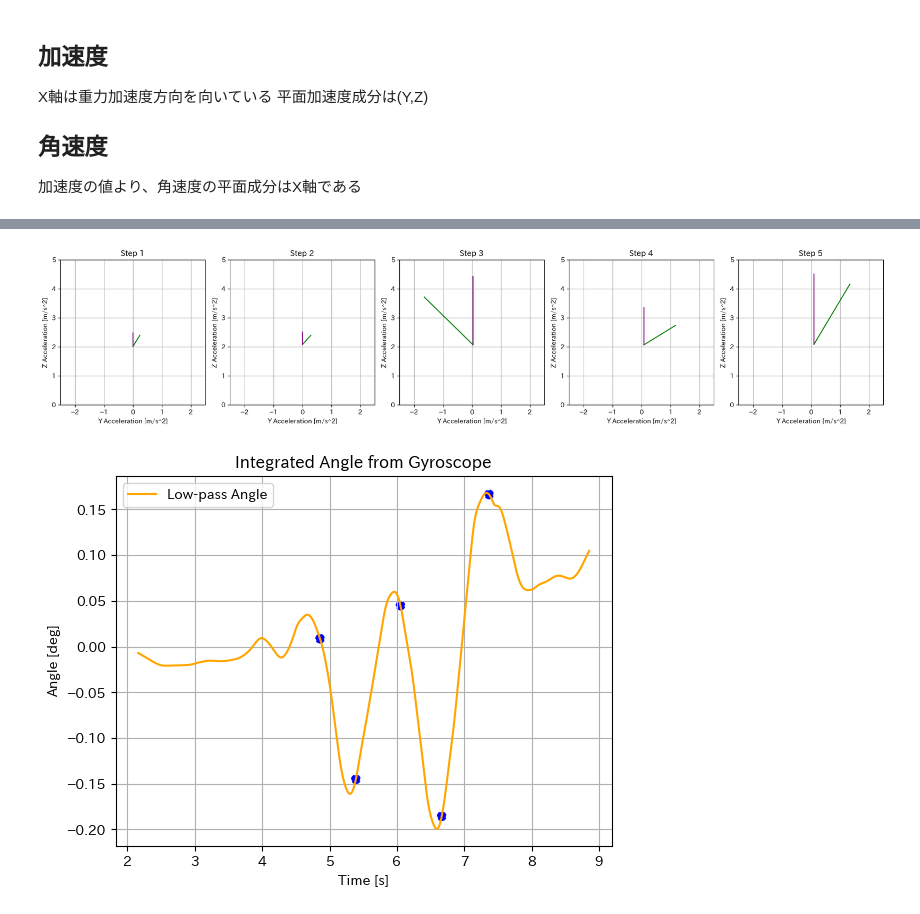
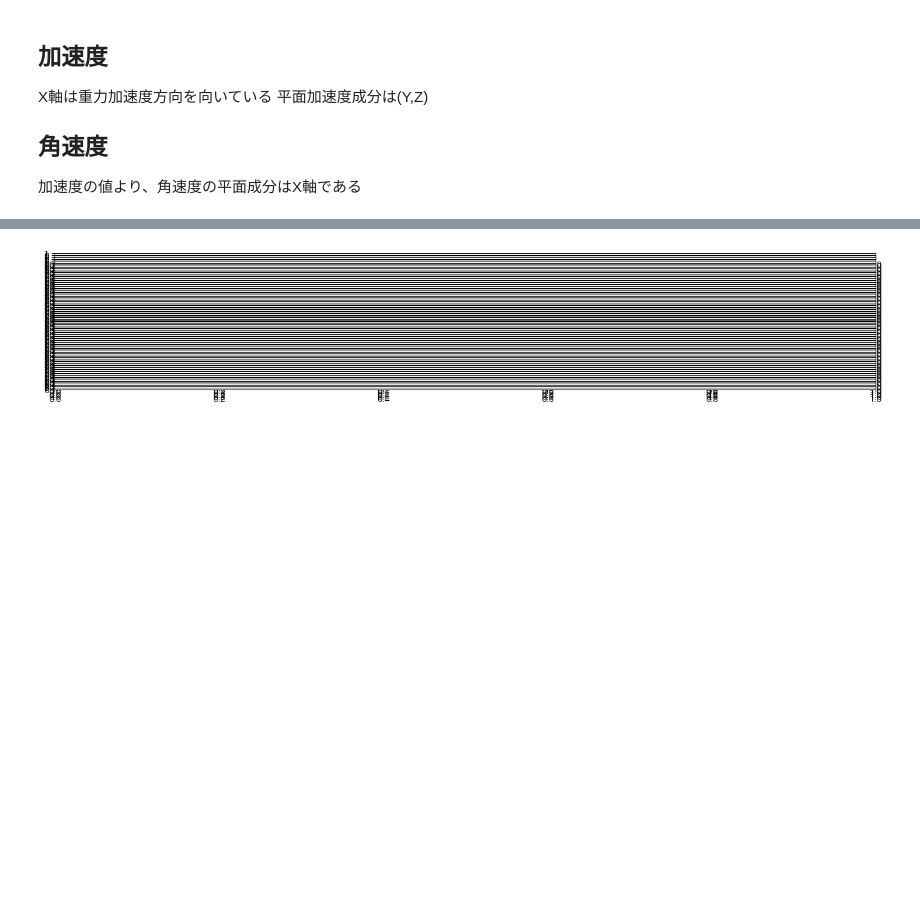
Before and after one commit to mizunoryuki/PDR-yokoaruki, a Jupyter notebook: step-hosei copy.ipynb, the cells around one changed output, grey strips where cells are left out. Saved outputs shown, nothing was run; the diff lists cells and outputs as text; code cells hidden in the pictures; blank space fills up the shorter version.

```diff
--- a/step-hosei copy.ipynb
+++ b/step-hosei copy.ipynb
@@ -7,15 +7,23 @@ import matplotlib_fontja
 import numpy as np
 from scipy import signal
 
-acce_file_path = './PDR_1/Accelerometer.csv'
-gyro_file_path = './PDR_1/Gyroscope.csv'
+# acce_file_path = './PDR_1/Accelerometer.csv'
+# gyro_file_path = './PDR_1/Gyroscope.csv'
+acce_file_path = 'data/acc.csv'
+gyro_file_path = 'data/gyro.csv'
 
 acce_data = pd.read_csv(acce_file_path,names=['timestamp','x','y','z'], header=0)
 gyro_data = pd.read_csv(gyro_file_path,names=['timestamp','x','y','z'], header=0)
 
 # 2sから9sまでのデータに絞る
-acce_data = acce_data[(acce_data['timestamp'] >= 2.0) & (acce_data['timestamp'] <= 9.0)]
-gyro_data = gyro_data[(gyro_data['timestamp'] >= 2.0) & (gyro_data['timestamp'] <= 9.0)]
+# acce_data = acce_data[(acce_data['timestamp'] >= 2.0) & (acce_data['timestamp'] <= 9.0)]
+# gyro_data = gyro_data[(gyro_data['timestamp'] >= 2.0) & (gyro_data['timestamp'] <= 9.0)]
+acce_data = acce_data[(acce_data['timestamp'] >= 40) & (acce_data['timestamp'] <= 77.5)]
+gyro_data = gyro_data[(gyro_data['timestamp'] >= 40) & (gyro_data['timestamp'] <= 77.5)]
+
+# acce_data = acce_data[(acce_data['timestamp'] >= 30) & (acce_data['timestamp'] <= 90)]
+# gyro_data = gyro_data[(gyro_data['timestamp'] >= 30) & (gyro_data['timestamp'] <= 90)]
+
 # indexをリセット
 acce_data = acce_data.reset_index(drop=True)
 gyro_data = gyro_data.reset_index(drop=True)
@@ -204,7 +131,8 @@ Peak 5: deg0.16639016588739064,rad0.0029040562376745193
 # %%
 # 一歩ずつの加速度の方向をプロットする
-
-fig, axes = plt.subplots(1,5,figsize=(18, 6))
+rad_angle_list = []
+# fig, axes = plt.subplots(len(peak), 1,figsize=(18, len(peak)*3))
+fig, axes = plt.subplots(len(peak), 1,figsize=(18, 3))
 for i in range(peak.shape[0]):
 	second_i = gensoku_index[i]
 	# axes[i].quiver(acce_data['y'].iloc[i], acce_data['z'].iloc[i], acce_data['y'].iloc[second_i] - acce_data['y'].iloc[i], acce_data['z'].iloc[second_i] - acce_data['z'].iloc[i], angles='xy', scale_units='xy', scale=1, color='red')
@@ -219,36 +147,28 @@ for i in range(peak.shape[0]):
 						  [0, 0, 1]])
 	shift_start = shift_mat @ start
 	shift_end = shift_mat @ end
-	axes[i].plot([shift_start[0], shift_end[0]], [shift_start[1], shift_end[1]], color='green')
+	# axes[i].plot([shift_start[0], shift_end[0]], [shift_start[1], shift_end[1]], color='green')
 	print(shift_start, shift_end)
 
-	rad_angle = np.arctan2(shift_end[1] - shift_start[1], shift_end[0] - shift_start[0]) - np.pi/2
+	# rad_angle = np.arctan2(shift_end[1] - shift_start[1], shift_end[0] - shift_start[0]) - np.pi/2
+	rad_angle = np.arctan2(shift_end[1] - shift_start[1], shift_end[0] - shift_start[0]) + np.pi/2
+	rad_angle_list.append(rad_angle + gyro_data['low_angle'].iloc[peak[i]])
 	print(f"Step {i+1}: rad{rad_angle}, deg{np.rad2deg(rad_angle)}")
 
 
-	# startを原点にしてendをrad_angleだけ回転させる
-	rotated_end = np.array([shift_start[0] + (shift_end[0] - shift_start[0]) * np.cos(-rad_angle) - (shift_end[1] - shift_start[1]) * np.sin(-rad_angle),
-							shift_start[1] + (shift_end[0] - shift_start[0]) * np.sin(-rad_angle) + (shift_end[1] - shift_start[1]) * np.cos(-rad_angle),
-							0])
-	axes[i].plot([shift_start[0], rotated_end[0]], [shift_start[1], rotated_end[1]], color='purple')
+	# # startを原点にしてendをrad_angleだけ回転させる
+	# rotated_end = np.array([shift_start[0] + (shift_end[0] - shift_start[0]) * np.cos(-rad_angle) - (shift_end[1] - shift_start[1]) * np.sin(-rad_angle),
+	# 						shift_start[1] + (shift_end[0] - shift_start[0]) * np.sin(-rad_angle) + (shift_end[1] - shift_start[1]) * np.cos(-rad_angle),
+	# 						0])
+	# axes[i].plot([shift_start[0], rotated_end[0]], [shift_start[1], rotated_end[1]], color='purple')
 
-	axes[i].set_xlim(-2.5, 2.5)
-	axes[i].set_ylim(0, 5)
-	axes[i].set_xlabel('Y Acceleration [m/s^2]')
-	axes[i].set_ylabel('Z Acceleration [m/s^2]')
-	axes[i].set_title(f'Step {i+1}')
-	axes[i].grid()
-	axes[i].set_aspect('equal', adjustable='box')
-plt.tight_layout()
-plt.show()
-
-plt.plot(gyro_data['timestamp'], gyro_data['low_angle'], label='Low-pass Angle', color='orange')
-for i in range(len(peak)):
-	plt.scatter(gyro_data['timestamp'].iloc[peak[i]], gyro_data['low_angle'].iloc[peak[i]], color='blue', linestyle='dashed')
-plt.xlabel('Time [s]')
-plt.ylabel('Angle [deg]')
-plt.title('Integrated Angle from Gyroscope')
-plt.legend()
-plt.grid()
-plt.show()
+	# axes[i].set_xlim(-2.5, 2.5)
+	# axes[i].set_ylim(0, 5)
+	# axes[i].set_xlabel('Y Acceleration [m/s^2]')
+	# axes[i].set_ylabel('Z Acceleration [m/s^2]')
+	# axes[i].set_title(f'Step {i+1}')
+	# axes[i].grid()
+	# axes[i].set_aspect('equal', adjustable='box')
+# plt.tight_layout()
+# plt.show()
 # %% [output]
@@ -265,2 +192 @@ Step 5: rad-0.538200074421638, deg-30.83659279798667
-[figure, old version]
+[figure, new version]
-[figure, removed]
```
Also changed, not shown: parts of 8 cells of this notebook, 1 other file.
